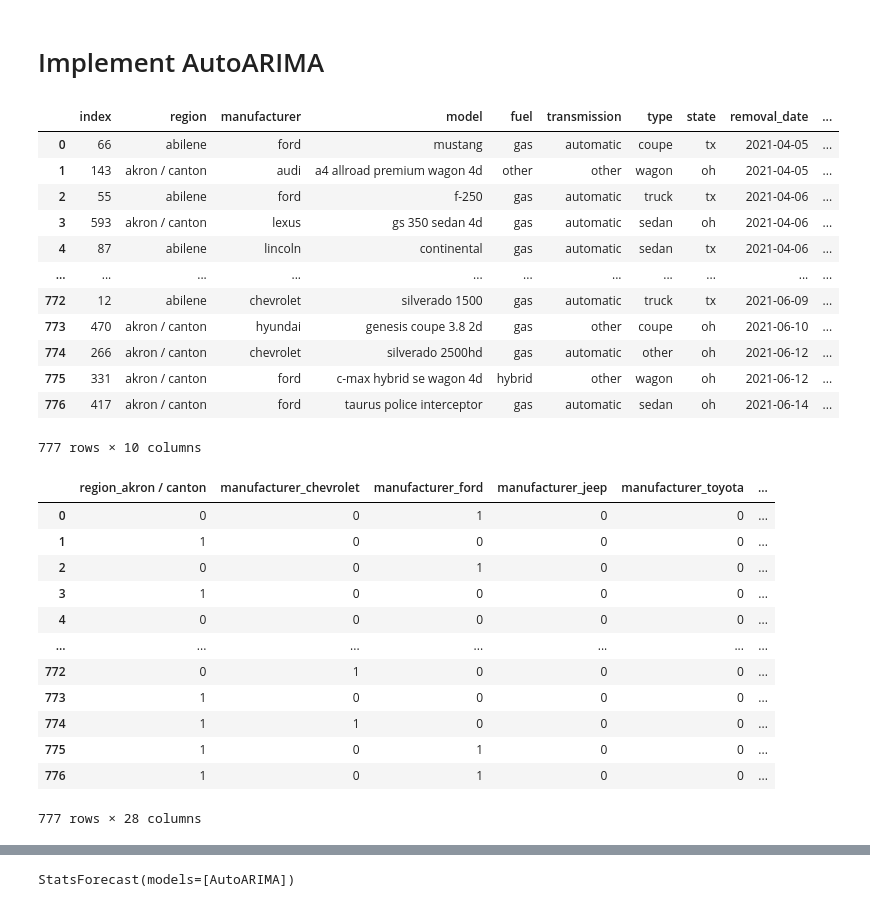
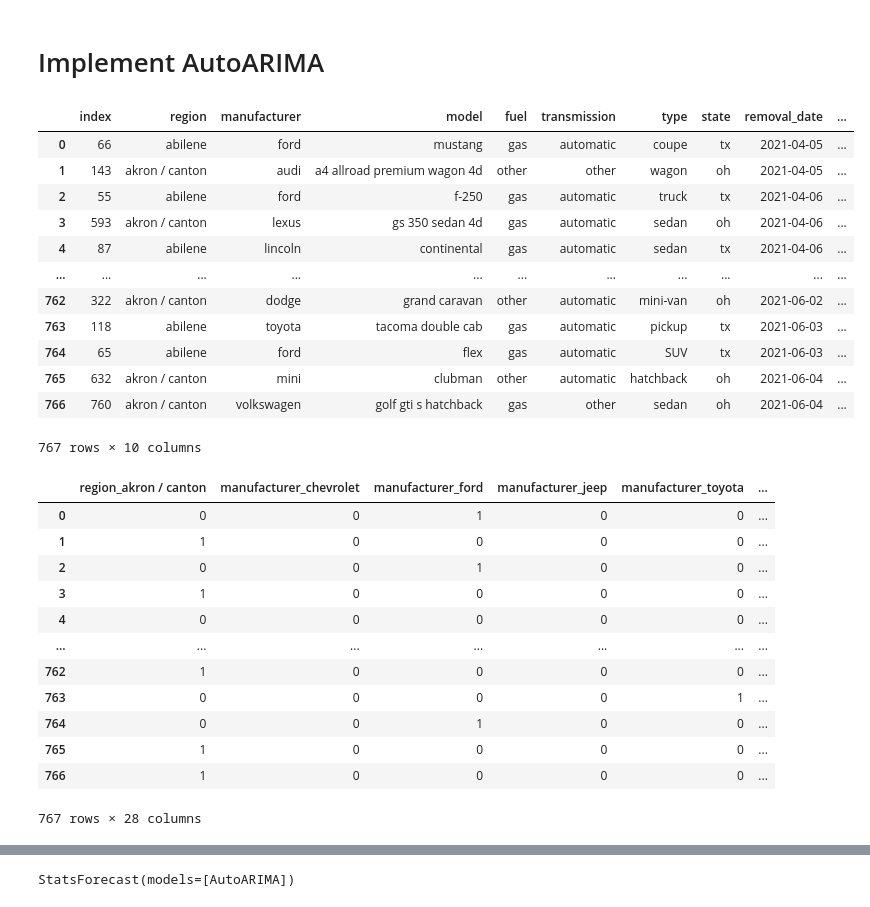
Before and after one commit to john-mwangi/craigslist_vehicle_sales, a Jupyter notebook: craigslist_car_sales.ipynb, the cells around one changed output, grey strips where cells are left out. Drawn from its saved outputs; the diff is of its cells as text; code cells hidden in the pictures.

Commit message:
Update training sample

```diff
--- a/craigslist_car_sales.ipynb
+++ b/craigslist_car_sales.ipynb
@@ -557,35 +557,36 @@ difference: -1.0773446034779965
 # %%
 def create_sf_data(trainset: pd.DataFrame, groupcols: list) -> pd.DataFrame:
 
    data = (create_removal_date(trainset)
    .groupby(groupcols, as_index=False)
    .aggregate(
       cars_sold = ("price", "count"),
 
    )
    .sort_values("removal_date")
    .reset_index(allow_duplicates=False)
    )
 
    return data
 
 daily_group_by_cols = ["region", "manufacturer", "model", "fuel", "transmission", "type", "state", "removal_date"]
-sf_df = create_sf_data(trainset=X_train, groupcols=daily_group_by_cols)
+sf_df = create_sf_data(trainset=X, groupcols=daily_group_by_cols)
+sf_df = sf_df.iloc[:-10, :] # we want to predict the last 4 rows
 sf_df
 # %% [output]
 |  | index | region | manufacturer | model | fuel | transmission | type | state | removal_date | ... |
 | 0 | 66 | abilene | ford | mustang | gas | automatic | coupe | tx | 2021-04-05 | ... |
 | 1 | 143 | akron / canton | audi | a4 allroad premium wagon 4d | other | other | wagon | oh | 2021-04-05 | ... |
 | 2 | 55 | abilene | ford | f-250 | gas | automatic | truck | tx | 2021-04-06 | ... |
 | 3 | 593 | akron / canton | lexus | gs 350 sedan 4d | gas | automatic | sedan | oh | 2021-04-06 | ... |
 | 4 | 87 | abilene | lincoln | continental | gas | automatic | sedan | tx | 2021-04-06 | ... |
 | ... | ... | ... | ... | ... | ... | ... | ... | ... | ... | ... |
-| 772 | 12 | abilene | chevrolet | silverado 1500 | gas | automatic | truck | tx | 2021-06-09 | ... |
-| 773 | 470 | akron / canton | hyundai | genesis coupe 3.8 2d | gas | other | coupe | oh | 2021-06-10 | ... |
-| 774 | 266 | akron / canton | chevrolet | silverado 2500hd | gas | automatic | other | oh | 2021-06-12 | ... |
-| 775 | 331 | akron / canton | ford | c-max hybrid se wagon 4d | hybrid | other | wagon | oh | 2021-06-12 | ... |
-| 776 | 417 | akron / canton | ford | taurus police interceptor | gas | automatic | sedan | oh | 2021-06-14 | ... |
+| 762 | 322 | akron / canton | dodge | grand caravan | other | automatic | mini-van | oh | 2021-06-02 | ... |
+| 763 | 118 | abilene | toyota | tacoma double cab | gas | automatic | pickup | tx | 2021-06-03 | ... |
+| 764 | 65 | abilene | ford | flex | gas | automatic | SUV | tx | 2021-06-03 | ... |
+| 765 | 632 | akron / canton | mini | clubman | other | automatic | hatchback | oh | 2021-06-04 | ... |
+| 766 | 760 | akron / canton | volkswagen | golf gti s hatchback | gas | other | sedan | oh | 2021-06-04 | ... |
-777 rows × 10 columns
+767 rows × 10 columns
 # %%
 def create_sf_train(
     data: pd.DataFrame,
@@ -606,8 +607,8 @@ def create_sf_train(
     train_df = pd.concat(objs=[df, data[exclude_cols]], axis=1)
     return train_df, encoder
 
-sf_train, sf_ohe = create_sf_train(data=sf_df)
-sf_train
+sf_data, sf_ohe = create_sf_train(data=sf_df)
+sf_data
 # %% [output]
 |  | region_akron / canton | manufacturer_chevrolet | manufacturer_ford | manufacturer_jeep | manufacturer_toyota | ... |
 | 0 | 0 | 0 | 1 | 0 | 0 | ... |
@@ -616,9 +617,9 @@ sf_train
 | 3 | 1 | 0 | 0 | 0 | 0 | ... |
 | 4 | 0 | 0 | 0 | 0 | 0 | ... |
 | ... | ... | ... | ... | ... | ... | ... |
-| 772 | 0 | 1 | 0 | 0 | 0 | ... |
-| 773 | 1 | 0 | 0 | 0 | 0 | ... |
-| 774 | 1 | 1 | 0 | 0 | 0 | ... |
-| 775 | 1 | 0 | 1 | 0 | 0 | ... |
-| 776 | 1 | 0 | 1 | 0 | 0 | ... |
+| 762 | 1 | 0 | 0 | 0 | 0 | ... |
+| 763 | 0 | 0 | 0 | 0 | 1 | ... |
+| 764 | 0 | 0 | 1 | 0 | 0 | ... |
+| 765 | 1 | 0 | 0 | 0 | 0 | ... |
+| 766 | 1 | 0 | 0 | 0 | 0 | ... |
-777 rows × 28 columns
+767 rows × 28 columns
```
Also changed, not shown: parts of 2 cells of this notebook.
